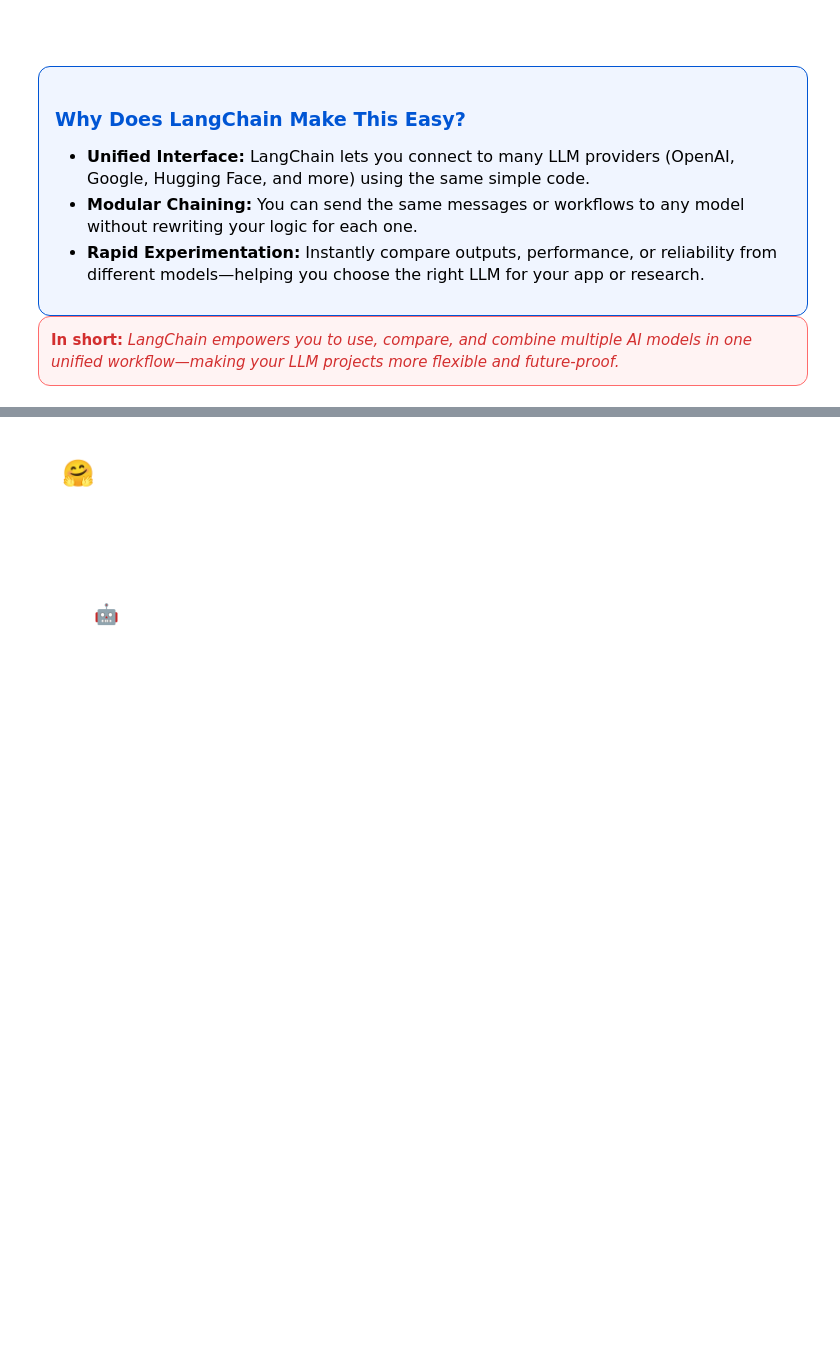
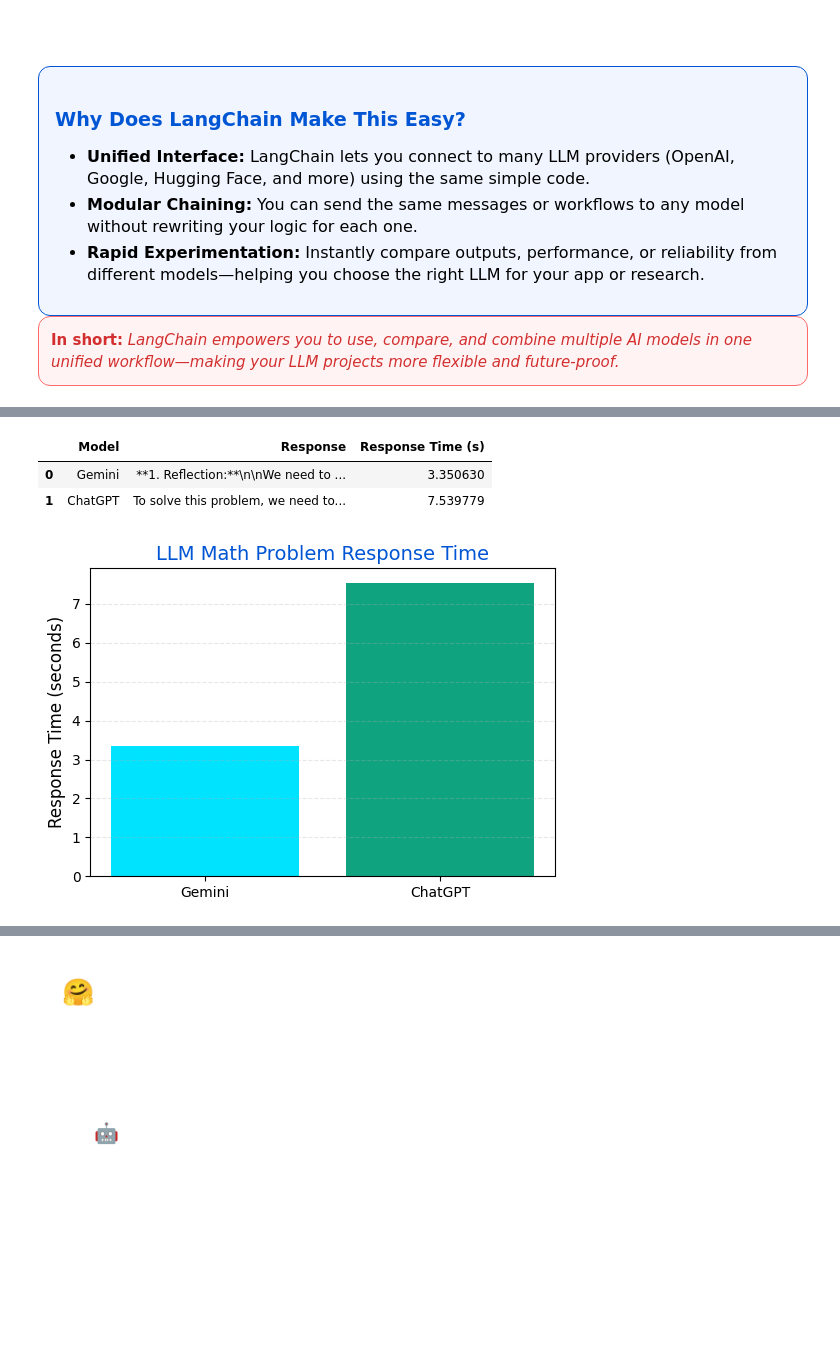
Before and after one commit to sayaleepande/GenAI, a Jupyter notebook: M5_Lab1_LangChain_LLMs.ipynb, the cells around one changed output, grey strips where cells are left out. Cells and saved outputs as stored; diff of their text form; code cells hidden in the pictures; blank space fills up the shorter version.

```diff
--- a/M5_Lab1_LangChain_LLMs.ipynb
+++ b/M5_Lab1_LangChain_LLMs.ipynb
@@ -344,18 +349,93 @@ plt.show()
 # %%
 # ============================================================
 # 🧑‍💻 Hands-On: Exploring LLM Prompt Engineering & Model Choice
 # ============================================================
 
 """
 Task:
 1. Choose a different math equation (e.g., a different cubic, a system of equations, or even a word problem).
 2. Experiment with your prompt style! For example:
     - Ask the LLM to "show every step"
     - Use ReAct: "First, reflect on what is needed, then solve, then verify your solution"
     - Ask for self-evaluation: "Explain why your answer makes sense"
 3. Try at least TWO different LLMs (e.g., Gemini, ChatGPT, or another you have access to).
 4. Record response content and timing in a DataFrame.
 5. At the end, **write down your observations**:
     - Did the prompt style or LLM change the accuracy or reasoning?
     - Which model did better? Was ReAct or self-checking effective?
 """
+
+# Experiment 1: Math (Algebra) word problem of solving systems of Linear Equation
+# Prompt style: Chain-of-Thought with ReAct
+# LLMs: Chatgpt & Gemini
+# model: "gpt-4-turbo", "gemini-1.5-flash-latest"
+
+
+import time
+import matplotlib.pyplot as plt   # For plotting response times
+import pandas as pd               # For tabular storage and display
+
+from langchain.schema import HumanMessage
+from langchain_google_genai import ChatGoogleGenerativeAI
+from langchain.chat_models import ChatOpenAI
+
+prompt = (
+    "Alice is a student who loves to buy stationery. She has $28 and wants to buy some notebooks at $4 each and pens at $2 each. Is she buys 8 items in total, how many of each did she buy?"
+     "Use Chain-of-Thought (ie, think step by step). First, reflect on what is needed. Then solve the word problem. Finally, verify your solution"
+)
+
+# -------------------------------------------------------------
+# 🤖 Initialize LLMs: Gemini & ChatGPT (Low Temp for Accuracy)
+# -------------------------------------------------------------
+gemini_llm = ChatGoogleGenerativeAI(model="gemini-1.5-flash-latest", temperature=0.3)
+chatgpt_llm = ChatOpenAI(model_name="gpt-4-turbo", temperature=0.3)
+
+# -------------------------------------------------------------
+# ⏱️ Get LLM Responses & Measure Response Time
+# -------------------------------------------------------------
+start_gemini = time.time()
+gemini_response = gemini_llm.invoke([HumanMessage(content=prompt)])
+end_gemini = time.time()
+gemini_time = end_gemini - start_gemini
+
+start_chatgpt = time.time()
+chatgpt_response = chatgpt_llm.invoke([HumanMessage(content=prompt)])
+end_chatgpt = time.time()
+chatgpt_time = end_chatgpt - start_chatgpt
+
+# -------------------------------------------------------------
+# 📋 Store Model Outputs & Timing in a Table
+# -------------------------------------------------------------
+responses = pd.DataFrame({
+    "Model": ["Gemini", "ChatGPT"],
+    "Response": [gemini_response.content, chatgpt_response.content],
+    "Response Time (s)": [gemini_time, chatgpt_time]
+})
+
+# 🖥️ Display table for easy side-by-side review
+display(responses)
+
+# -------------------------------------------------------------
+# 📈 Visualize: Response Time Comparison (Brand Colors)
+# -------------------------------------------------------------
+plt.figure(figsize=(6,4))
+plt.bar(
+    responses["Model"],
+    responses["Response Time (s)"],
+    color=["#00E3FF", "#10A37F"]  # Gemini blue, OpenAI green
+)
+plt.ylabel("Response Time (seconds)", fontsize=12)
+plt.title("LLM Math Problem Response Time", fontsize=14, color="#0055d4")
+plt.grid(axis='y', linestyle='--', alpha=0.3)
+plt.show()
+
+# ------------------------------------------------------------------------------
+# 🧐 Notes & Analysis:
+#   - The word problem should give a final answer as: 6 notebooks & 2 pens
+#
+# ------------------------------------------------------------------------------
+# %% [output]
+|  | Model | Response | Response Time (s) |
+| 0 | Gemini | **1. Reflection:**\n\nWe need to ... | 3.350630 |
+| 1 | ChatGPT | To solve this problem, we need to... | 7.539779 |
+[figure, added]
```
Also changed, not shown: parts of 7 cells of this notebook.
